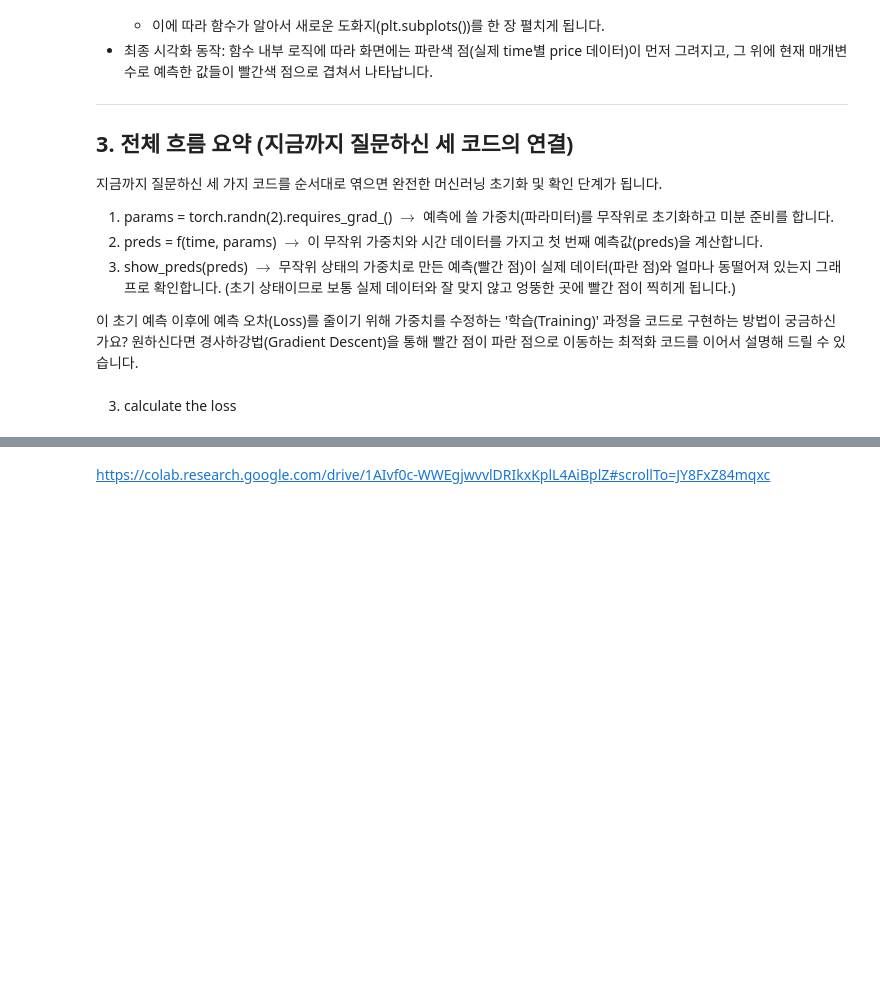
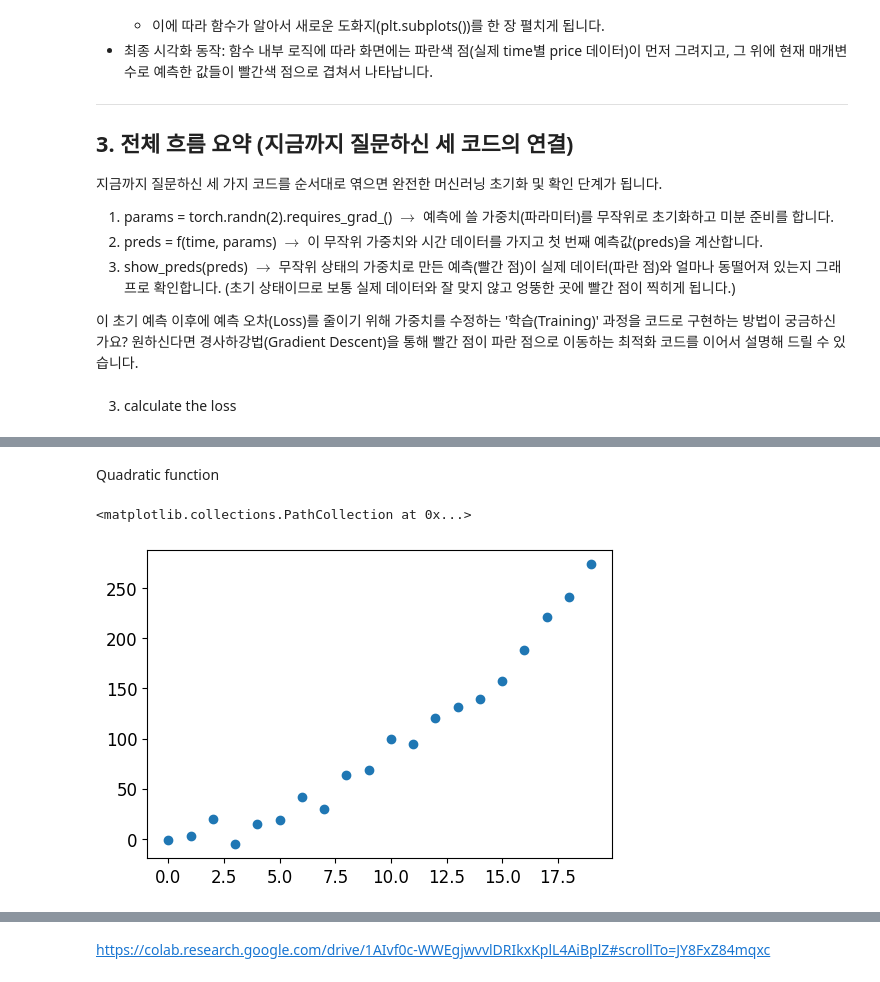
Before and after one commit to groomigroom/python_files, a Jupyter notebook: machine_learning/video_경사하강.ipynb, the cells around one changed output, grey strips where cells are left out. Drawn from its saved outputs; the diff is of its cells as text; code cells hidden in the pictures; blank space fills up the shorter version.

```diff
--- a/machine_learning/video_경사하강.ipynb
+++ b/machine_learning/video_경사하강.ipynb
@@ -1109,0 +1522,10 @@ show_preds(preds)
+# %% [markdown]
+Quadratic function
+# %%
+time = torch.arange(0, 20).float()
+price = 0.75*time*time - 2 + torch.randn(len(time)) * 12
+
+plt.scatter(time, price)
+# %% [output]
+<matplotlib.collections.PathCollection at 0x...>
+[figure, added]
```
Also changed, not shown: parts of 25 cells of this notebook.
